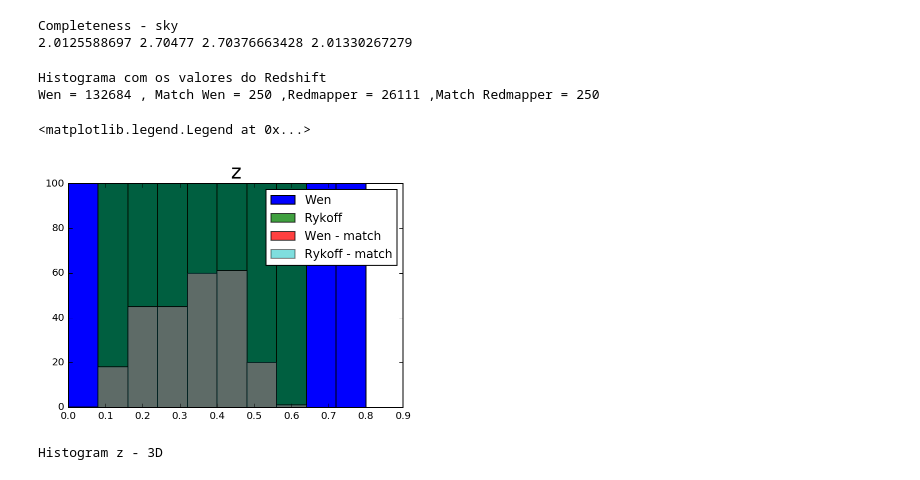
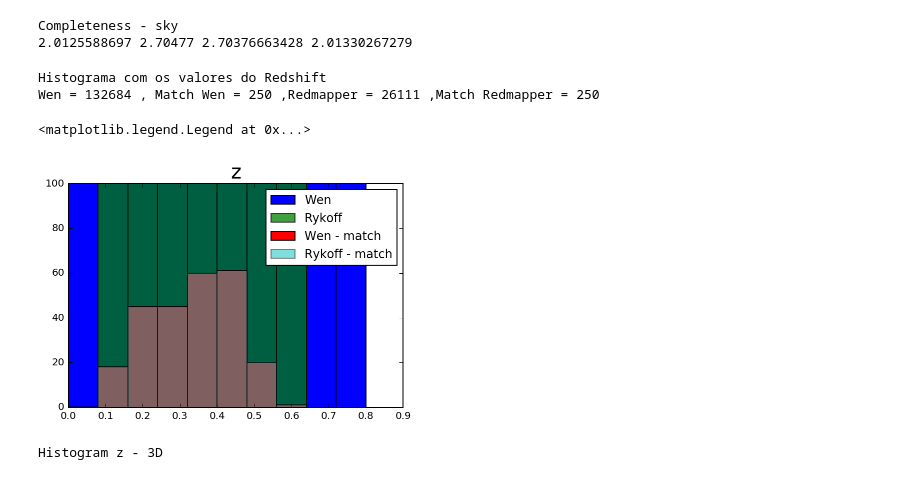
Before and after one commit to clusteron/comparison, a Jupyter notebook: table.ipynb, the cells around one changed output. Saved outputs shown, nothing was run; the diff lists cells and outputs as text; code cells hidden in the pictures.

```diff
--- a/table.ipynb
+++ b/table.ipynb
@@ -448,11 +534,11 @@ plt.ylim(0,10)
 # %%
 print len(np.unique(idxc_w))
 print len(np.unique(idxc_r))
-print len(idxc_w[d2d<0.0003*u.deg])
-print len(idxc_r[d2d<0.0003*u.deg])
+print len(idxc_w[d2d<0.0006*u.deg])
+print len(idxc_r[d2d<0.0006*u.deg])
 
-obje_w = idxc_w[d2d<0.0003*u.deg]
-obje_r = idxc_r[d2d<0.0003*u.deg]
+obje_w = idxc_w[d2d<0.0006*u.deg]
+obje_r = idxc_r[d2d<0.0006*u.deg]
 
 o_we = w[obje_w]
 o_re = r[obje_r]
@@ -505,26 +591,26 @@ Completeness - sky
 # %%
 print 'Histograma com os valores do Redshift'
 
 R_W = len(Red_w)
 R_W_M = len(Red_we_m)
 R_R = len(Red_r)
 R_R_M = len(Red_re_m)
 print 'Wen =', R_W, ', Match Wen =', R_W_M, ',Redmapper =', R_R, ',Match Redmapper =', R_R_M
 
 Hist_w = plt.hist(Red_w, label = 'Wen', range = [0, 0.8])
 Hist_r = plt.hist(Red_r, alpha = 0.75, label = 'Rykoff', range = [0, 0.8])
-Hist_we_m = plt.hist(Red_we_m, alpha = 0.75, label = 'Wen - match', range = [0, 0.8])
+Hist_we_m = plt.hist(Red_we_m, label = 'Wen - match', range = [0, 0.8])
 Hist_re_m = plt.hist(Red_re_m, alpha = 0.5, label = 'Rykoff - match', range = [0, 0.8])
 
 plt.title('z', fontsize='20')
 plt.ylim(0,100)
 plt.xlim(0, 0.9)
 plt.legend()
 # %% [output]
 Histograma com os valores do Redshift
 Wen = 132684 , Match Wen = 250 ,Redmapper = 26111 ,Match Redmapper = 250
 <matplotlib.legend.Legend at 0x...>
-[figure, old version]
+[figure, new version]
 # %%
 print 'Histogram z - 3D'
 
```
Also changed, not shown: parts of 10 cells of this notebook.
